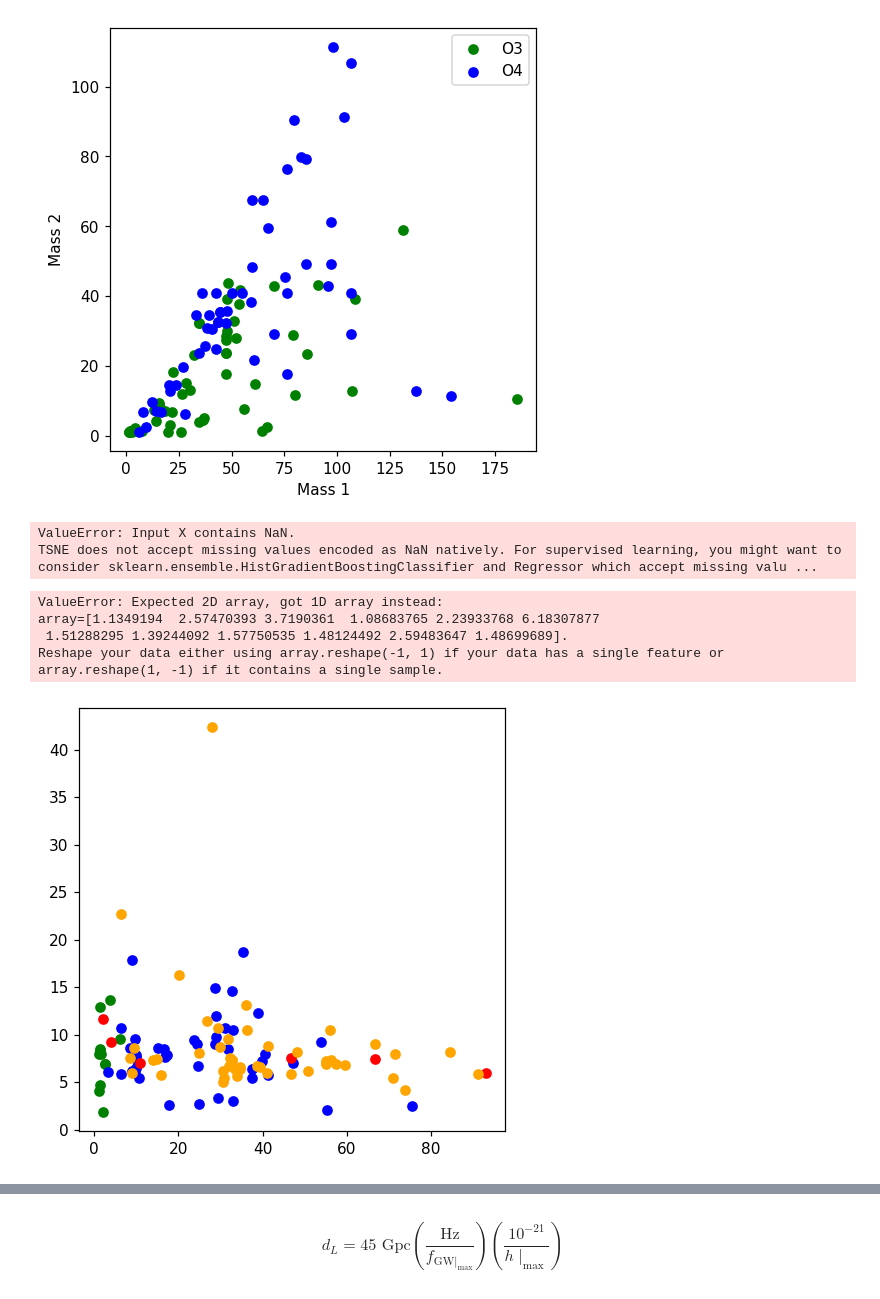
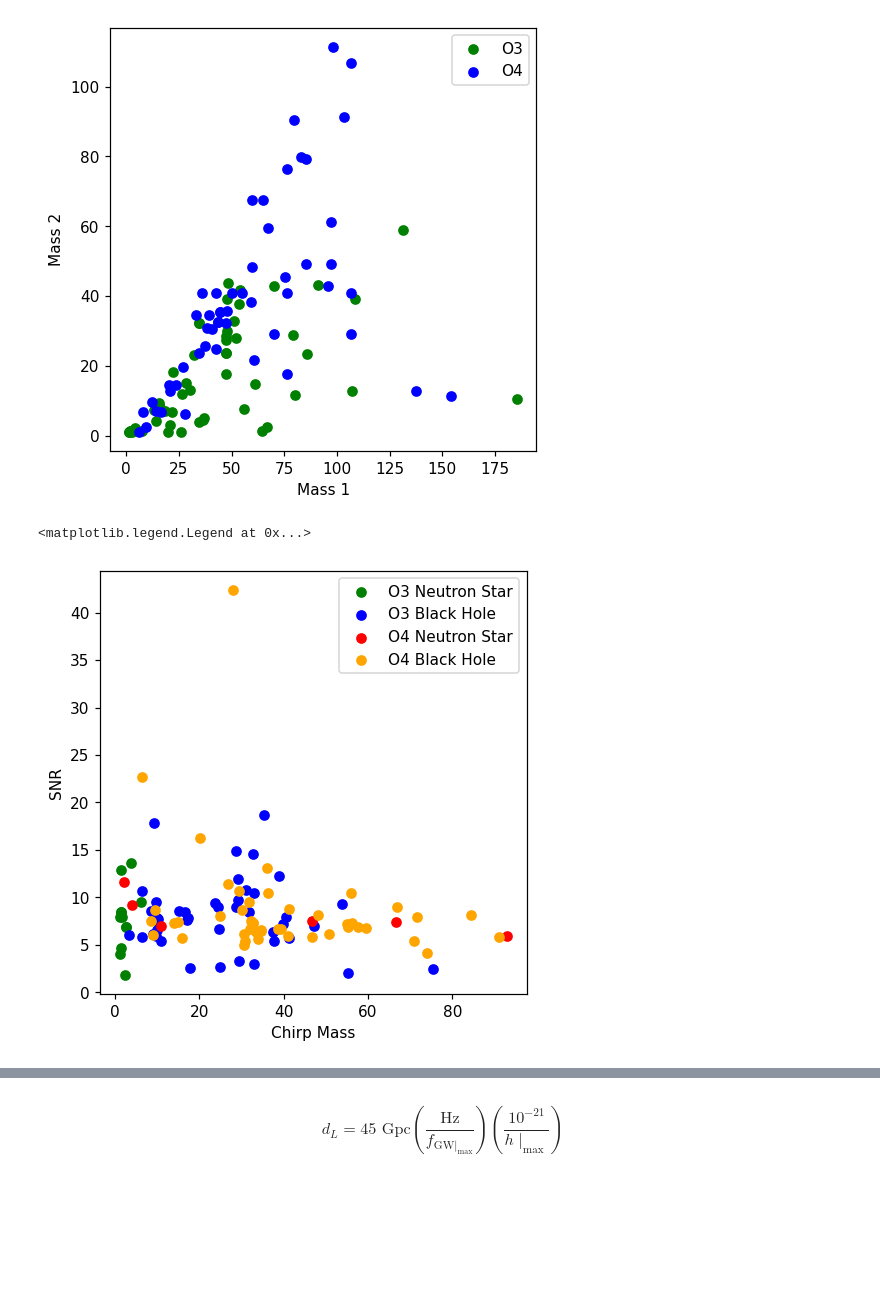
Before and after one commit to AndrewValentini/Gravitational-Waves-Research-23-24, a Jupyter notebook: Data Analysis/t-SNE.ipynb, the cells around one changed output, grey strips where cells are left out. Cells and saved outputs as stored; diff of their text form; code cells hidden in the pictures; blank space fills up the shorter version.

```diff
--- a/Data Analysis/t-SNE.ipynb
+++ b/Data Analysis/t-SNE.ipynb
@@ -61,16 +61,6 @@ o4_BlackHole = (O4_all_reduced[O4_all_reduced["template_duration"] < 30])
 X_tsne_O4_NeutroStar = tsne_O4.fit_transform(o4_NeutronStar)
 X_tsne_O4_BlackHole = tsne_O4.fit_transform(o4_BlackHole)
 
-NeutronStar = o3_NeutronStar + o4_NeutronStar
-BlackHole = o3_BlackHole + o4_BlackHole
-NeutronStar_TSNE = (TSNE(perplexity = 5,n_components=2, random_state=42)).fit_transform(NeutronStar)
-BlackHole_TSNE = (TSNE(perplexity = 5,n_components=2, random_state=42)).fit_transform(BlackHole)
-
-fig, ax = plt.subplots(1, 1, figsize=(5, 5), dpi = 110)
-
-scatter_Neutron = ax.scatter(NeutronStar_TSNE[:, 0], NeutronStar_TSNE[:, 1],color = "green", label="Neutron Star")
-scatter_BlackHole = ax.scatter(BlackHole_TSNE[:, 0], BlackHole_TSNE[:, 1],color = "Blue", label="Black Hole")
-
 # scatter_O3 = ax.scatter(X_tsne_O3_NeutronStar[:, 0], X_tsne_O3_NeutronStar[:, 1],color = "green", label="O3 Neutron Star")
 # scatter_O3 = ax.scatter(X_tsne_O3_BlackHole[:, 0], X_tsne_O3_BlackHole[:, 1],color = "blue", label="O3 Black Hole")
 
@@ -80,45 +70,39 @@ scatter_BlackHole = ax.scatter(BlackHole_TSNE[:, 0], BlackHole_TSNE[:, 1],color
 
 ax.legend()
 plt.show()
-# %% [output]
-ValueError: Input X contains NaN.
-TSNE does not accept missing values encoded as NaN natively. For supervised learning, you might want to consider sklearn.ensemble.HistGradientBoostingClassifier and Regressor which accept missing valu ...
 # %%
 fig, ax = plt.subplots(1, 1, figsize=(5, 5), dpi = 110)
 # ax.scatter(o3_NeutronStar["mass1"] + o3_NeutronStar["mass2"],o3_NeutronStar['snr'], color = "green", label = "O3 Neutron Star")
 # ax.scatter(o3_BlackHole["mass1"] + o3_BlackHole["mass2"], o3_BlackHole['snr'], color = "blue", label = "O3 Black Hole")
 # ax.scatter(o4_NeutronStar["mass1"] + o4_NeutronStar["mass2"], o4_NeutronStar['snr'], color = "red", label = "O4 Neutron Star")
 # ax.scatter(o4_BlackHole["mass1"] + o4_BlackHole["mass2"], o4_BlackHole['snr'], color = "orange", label = "O4 Black Hole")
 x_val = "chirp_mass"
 y_val = "snr"
 
 ax.scatter(o3_NeutronStar[x_val],o3_NeutronStar[y_val], color = "green", label = "O3 Neutron Star")
 ax.scatter(o3_BlackHole[x_val], o3_BlackHole[y_val], color = "blue", label = "O3 Black Hole")
 ax.scatter(o4_NeutronStar[x_val], o4_NeutronStar[y_val], color = "red", label = "O4 Neutron Star")
 ax.scatter(o4_BlackHole[x_val], o4_BlackHole[y_val], color = "orange", label = "O4 Black Hole")
 
 ################
-samples = [o3_NeutronStar,o3_BlackHole,o4_NeutronStar,o4_BlackHole]
-for sample in samples:
-    KM = KMeans(n_clusters=1)
-    KM.fit(sample[x_val])
-    centroids = KM.cluster_centers_
+# samples = [o3_NeutronStar,o3_BlackHole,o4_NeutronStar,o4_BlackHole]
+# for sample in samples:
+#     KM = KMeans(n_clusters=1)
+#     KM.fit(sample[x_val])
+#     centroids = KM.cluster_centers_
 
-    for ind,i in enumerate(centroids):
-        class_inds=np.where(KM.labels_==ind)[0]
-        max_dist=np.max(metrics.pairwise_distances(i, sample[class_inds]))
-        print(max_dist)
-        plt.gca().add_artist(plt.Circle(i, max_dist, fill=False))
-    plt.show()
+#     for ind,i in enumerate(centroids):
+#         class_inds=np.where(KM.labels_==ind)[0]
+#         max_dist=np.max(metrics.pairwise_distances(i, sample[class_inds]))
+#         print(max_dist)
+#         plt.gca().add_artist(plt.Circle(i, max_dist, fill=False))
+#     plt.show()
 ################
 
 #ax.set_xlabel("Mass 1 + Mass 2")
 ax.set_xlabel("Chirp Mass")
 ax.set_ylabel("SNR")
 ax.legend()
 # %% [output]
-ValueError: Expected 2D array, got 1D array instead:
-array=[1.1349194  2.57470393 3.7190361  1.08683765 2.23933768 6.18307877
- 1.51288295 1.39244092 1.57750535 1.48124492 2.59483647 1.48699689].
-Reshape your data either using array.reshape(-1, 1) if your data has a single feature or array.reshape(1, -1) if it contains a single sample.
+<matplotlib.legend.Legend at 0x...>
-[figure, old version]
+[figure, new version]
```
Also changed, not shown: parts of 2 cells of this notebook.
